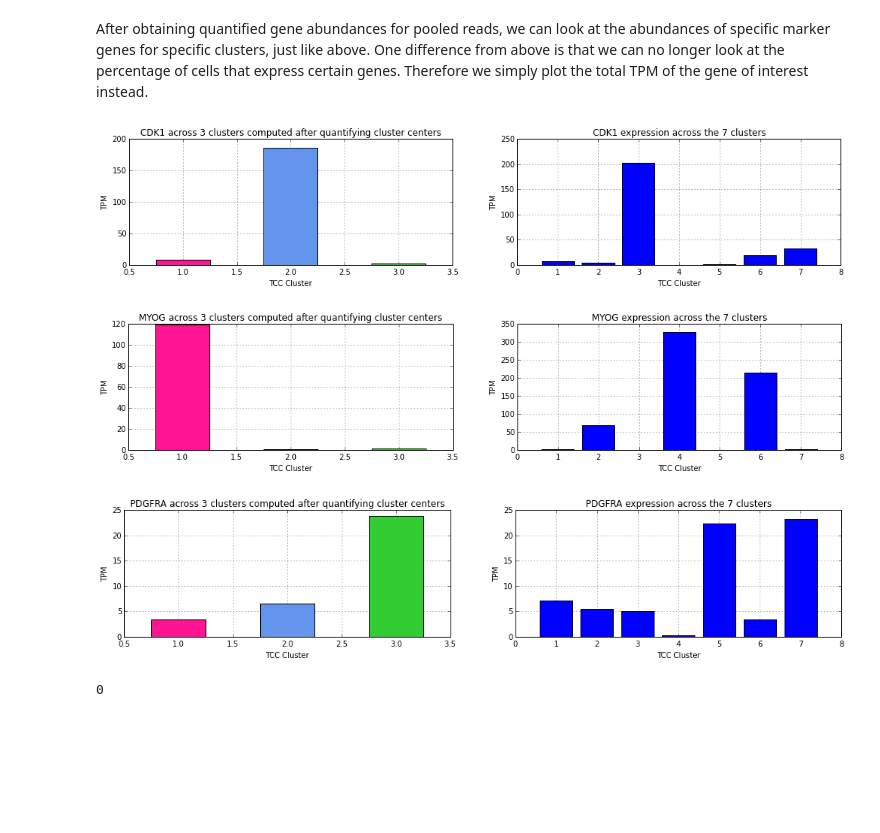
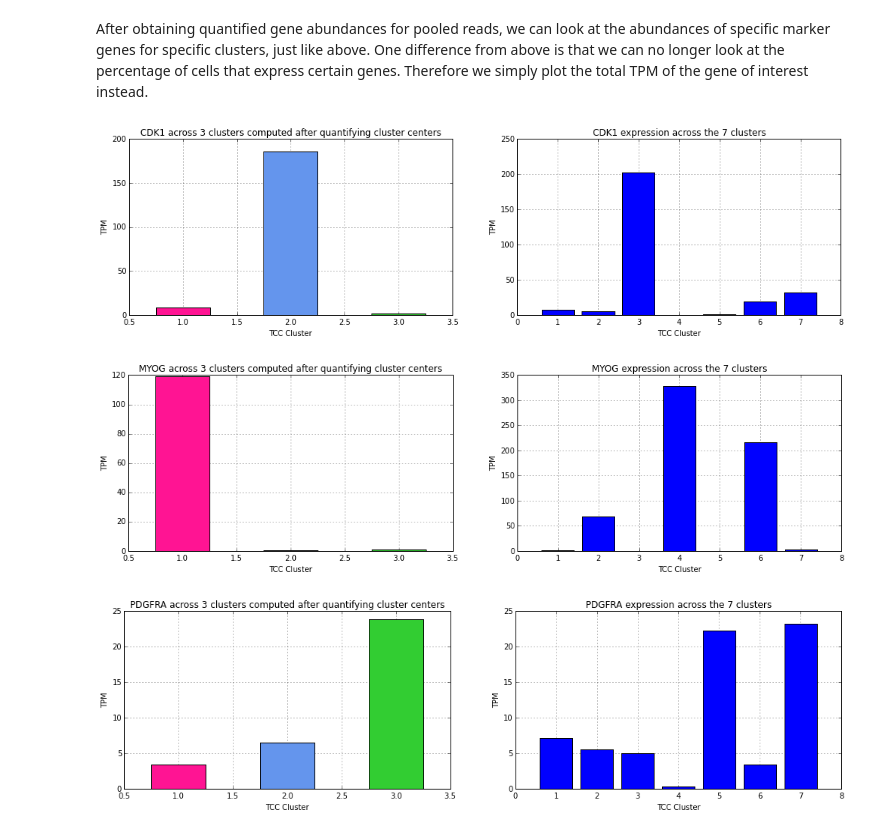
Before and after one commit to govinda-kamath/clustering_on_transcript_compatibility_counts, a Jupyter notebook: Trapnell_pipeline/Trapnell_Analysis.ipynb, the cells around one changed output. Cells and saved outputs as stored; diff of their text form; code cells hidden in the pictures; blank space fills up the shorter version.

```diff
--- a/Trapnell_pipeline/Trapnell_Analysis.ipynb
+++ b/Trapnell_pipeline/Trapnell_Analysis.ipynb
@@ -449,49 +450,34 @@ def get_abun(labelname,numclust,gTrans):
             for line in f:
                 line = line.split()
                 for i in range(len(gTrans)):
                     if line[0] in gTrans[i]:
                         abun[i][label]+=float(line[4])
     return abun
 
 gAbun_L7 = get_abun('labels7',7,gTrans)
 gAbun_L3 = get_abun('labels3',3,gTrans)
 
 # Generate plots
 for i in range(len(gAbun_L3)):
-    fig = plt.figure(figsize=(17,3))
+    fig = plt.figure(figsize=(17,4.2))
     gs = gridspec.GridSpec(1, 2)
 
     # Bar plot of TPM of gene in each cluster
     ax1 = fig.add_subplot(gs[0])
     ax1.bar(range(1,4),gAbun_L3[i],width=0.5,zorder=3,color=['deeppink','cornflowerblue','limegreen'],align='center')
     ax1.set_xlabel('TCC Cluster')
     ax1.set_ylabel('TPM')
     ax1.set_title(gNames[i]+' across 3 clusters computed after quantifying cluster centers')
     ax1.grid()
 
     # Bar plot visualizing the mean expression of a gene in each cluster
     ax2 = fig.add_subplot(gs[1])
     ax2.bar(range(1,8),gAbun_L7[i],zorder=3,align='center')
     ax2.set_xlabel('TCC Cluster')
     ax2.set_ylabel('TPM')
     ax2.set_title(gNames[i]+' expression across the 7 clusters')
     ax2.grid()
 # %% [output]
-[figure, old version]
+[figure, new version]
-[figure, old version]
+[figure, new version]
-[figure, old version]
+[figure, new version]
-# %%
-flnames_cluster0=[filenames[i] for i in range(271) if labels3[i]==0]
-flnames_cluster1=[filenames[i] for i in range(271) if labels3[i]==1]
-flnames_cluster2=[filenames[i] for i in range(271) if labels3[i]==2]
-
-np.random.seed(seed=100)
-fls_cluster0=np.random.choice(flnames_cluster0,20,replace=False)
-fls_cluster1=np.random.choice(flnames_cluster1,20,replace=False)
-fls_cluster2=np.random.choice(flnames_cluster2,20,replace=False)
-
-os.system('mkdir -p ./labels3_cluster0')
-os.system('mkdir -p ./labels3_cluster1')
-os.system('mkdir -p ./labels3_cluster2')
-# %% [output]
-0
```
Also changed, not shown: parts of 12 cells of this notebook.
